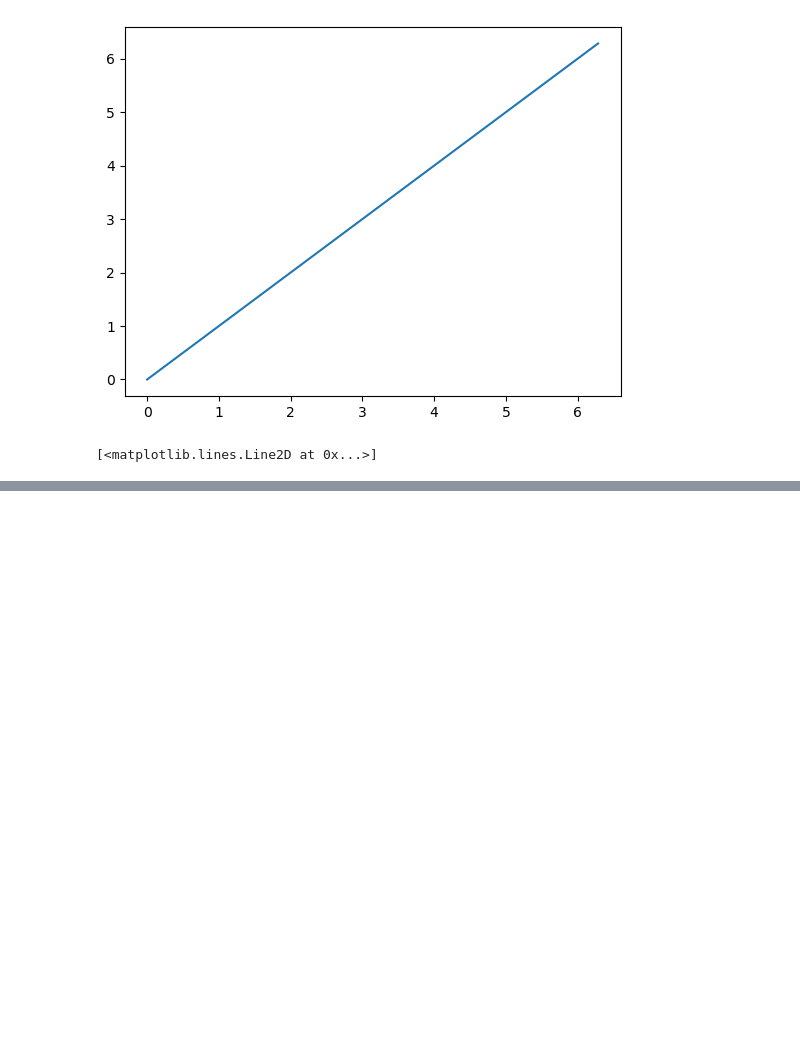
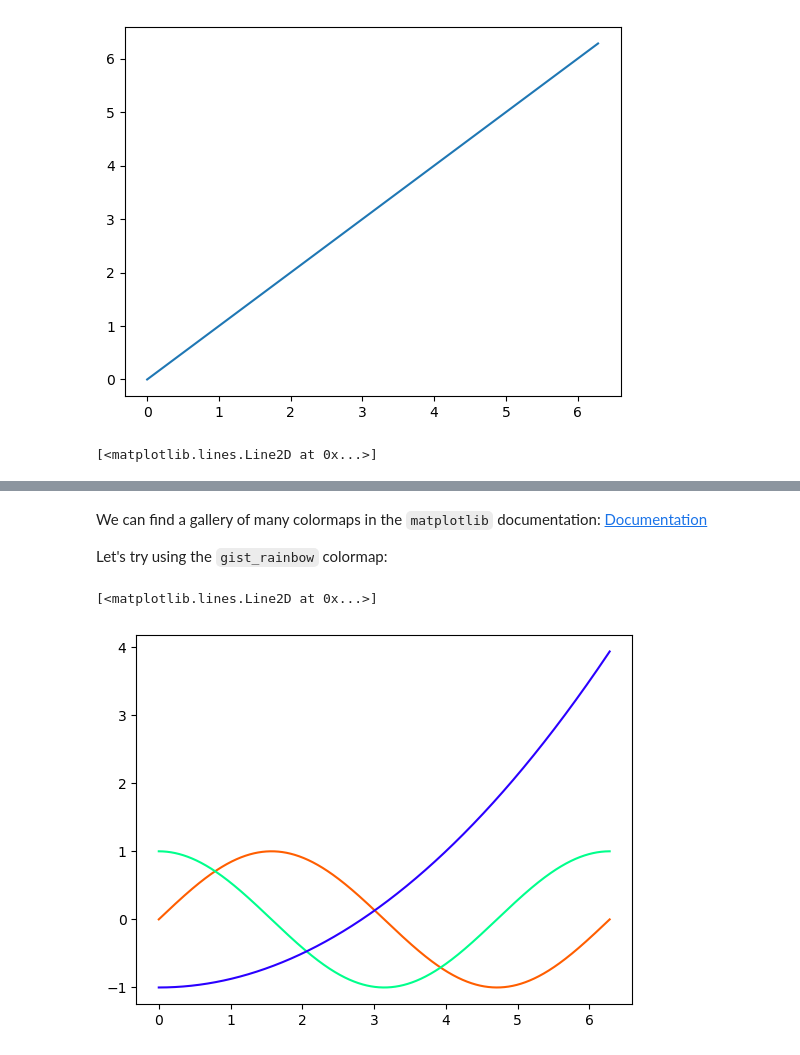
Before and after one commit to jllottes/jllottes.github.io, a Jupyter notebook: _static/weekly_notebooks/week07_notebook.ipynb, the cells around one changed output, grey strips where cells are left out. Drawn from its saved outputs; the diff is of its cells as text; code cells hidden in the pictures; blank space fills up the shorter version.

```diff
--- a/_static/weekly_notebooks/week07_notebook.ipynb
+++ b/_static/weekly_notebooks/week07_notebook.ipynb
@@ -338,0 +395,16 @@ plt.plot(t,t)
+# %% [markdown]
+We can find a gallery of many colormaps in the `matplotlib` documentation:
+[Documentation](https://matplotlib.org/stable/users/explain/colors/colormaps.html)
+
+Let's try using the `gist_rainbow` colormap:
+# %%
+x = np.linspace(0,2*pi,1000)
+y1 = np.sin(x)
+y2 = np.cos(x)
+
+plt.plot(x,y1,color=cm.gist_rainbow(.1))
+plt.plot(x,y2,color=cm.gist_rainbow(.5))
+plt.plot(x,x**2/8 - 1, color=cm.gist_rainbow(.8))
+# %% [output]
+[<matplotlib.lines.Line2D at 0x...>]
+[figure, added]
```
Also changed, not shown: parts of 60 cells of this notebook, 59 other files.
